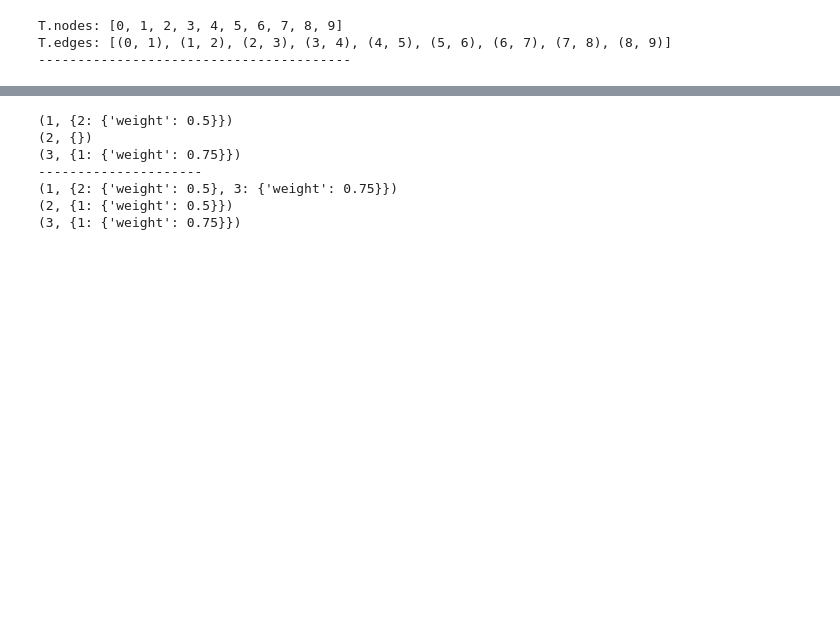
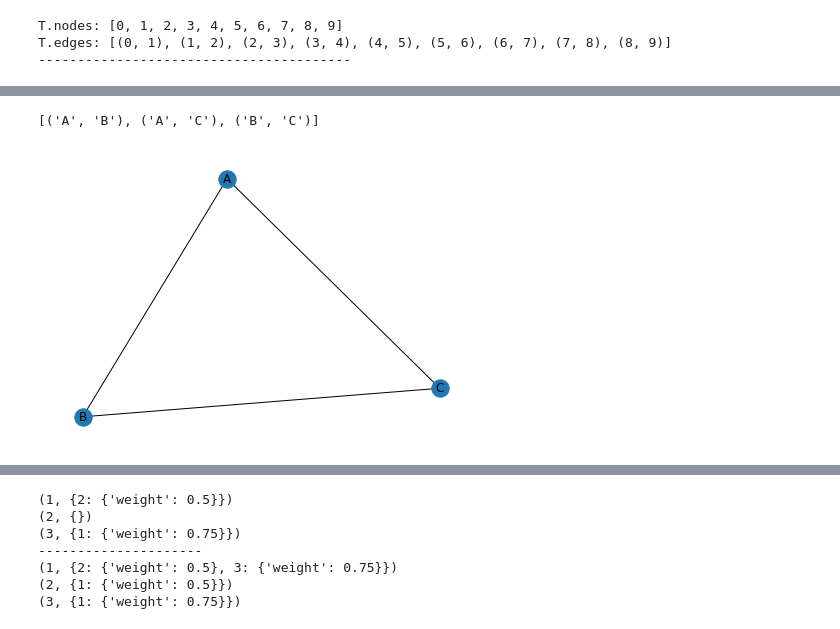
Before and after one commit to MLRG-CEFET-RJ/graph-structured-data, a Jupyter notebook: tutorials/NetworkX.ipynb, the cells around one changed output, grey strips where cells are left out. Cells and saved outputs as stored; diff of their text form; code cells hidden in the pictures; blank space fills up the shorter version.

```diff
--- a/tutorials/NetworkX.ipynb
+++ b/tutorials/NetworkX.ipynb
@@ -94,3 +97,14 @@ for n, nbrs in FG.adj.items(): # or FG.adjacency()
+# %%
+TESTE = nx.Graph(id="TESTE")
+TESTE.add_nodes_from(['A', 'B', 'C'])
+TESTE.add_edges_from([('A', 'B'), ('B','C'), ('C', 'A')])
+print(TESTE.edges()) # or TESTE.edges
+print(TESTE)
+print(len(TESTE))
+nx.draw(TESTE, with_labels=True)
+# %% [output]
+[('A', 'B'), ('A', 'C'), ('B', 'C')]
+[figure, added]
 # %%
 # Example of directed graph
 
```
Also changed, not shown: parts of 8 cells of this notebook, 41 other files.
